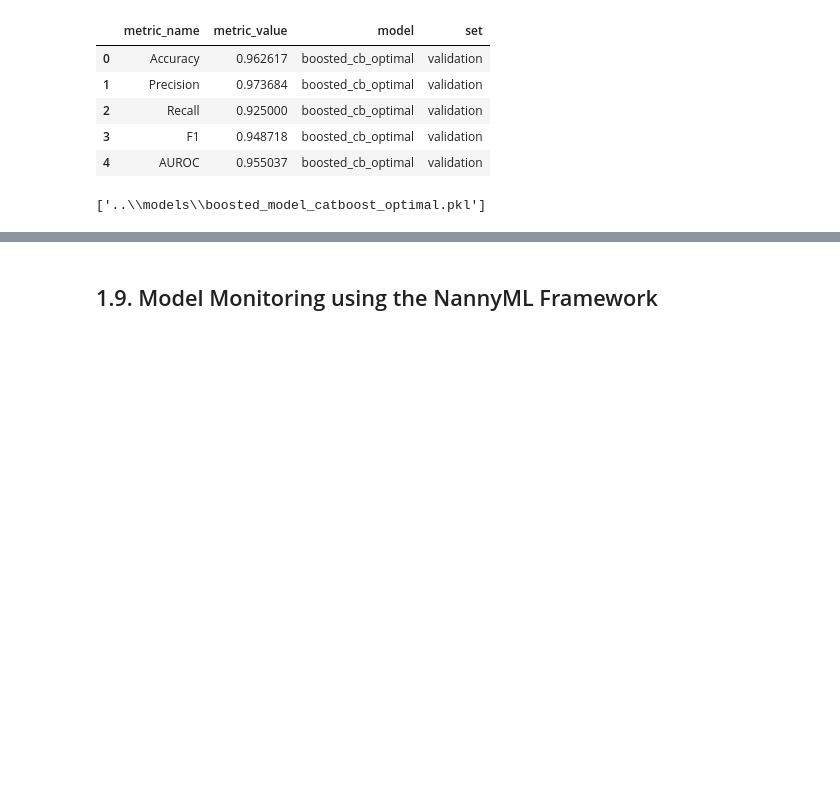
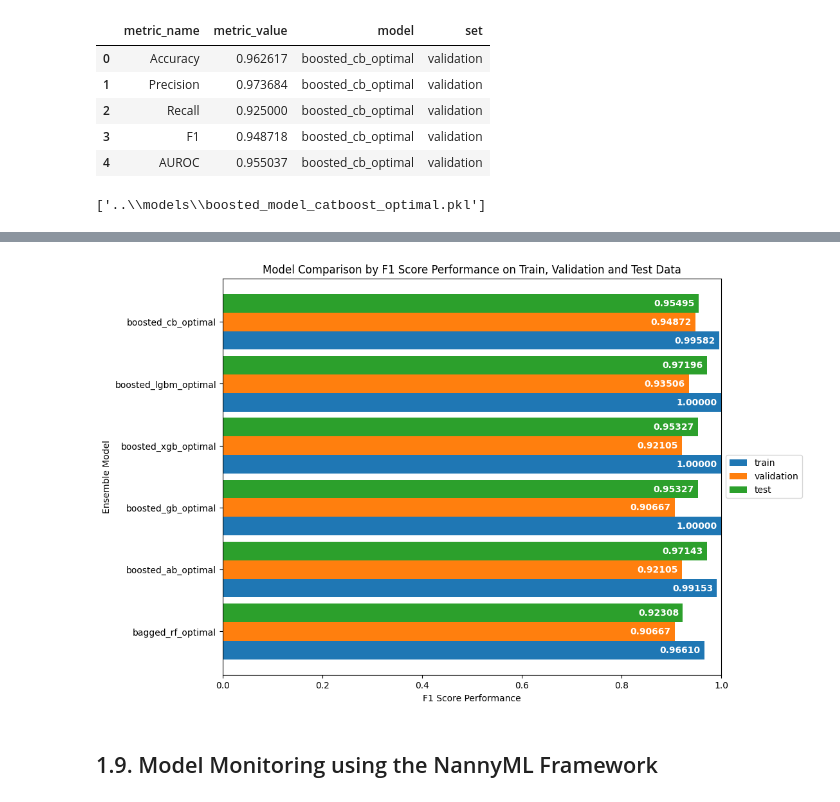
Before and after one commit to JohnPaulinePineda/Portfolio_Project_63, a Jupyter notebook: codes/DetectingAndAnalyzingMachineLearningModelDriftUsingOpenSourceMonitoringTools.ipynb, the cells around one changed output, grey strips where cells are left out. Cells and saved outputs as stored; diff of their text form; code cells hidden in the pictures; blank space fills up the shorter version.

```diff
--- a/codes/DetectingAndAnalyzingMachineLearningModelDriftUsingOpenSourceMonitoringTools.ipynb
+++ b/codes/DetectingAndAnalyzingMachineLearningModelDriftUsingOpenSourceMonitoringTools.ipynb
@@ -3472,0 +3702,29 @@ joblib.dump(boosted_cb_optimal,
+# %%
+##################################
+# Consolidating all the final
+# bagged, boosted, stacked and blended
+# model performance measures
+# for the train, validation and test data
+##################################
+ensemble_overall_performance = pd.concat([ensemble_train_validation_all_performance, ensemble_test_all_performance], axis=0)
+# %%
+##################################
+# Consolidating all the F1 score
+# model performance measures
+# between the train, validation and test data
+##################################
+ensemble_overall_performance_F1 = ensemble_overall_performance[ensemble_overall_performance['metric_name']=='F1']
+ensemble_overall_performance_F1_train = ensemble_overall_performance_F1[ensemble_overall_performance_F1['set']=='train'].loc[:,"metric_value"]
+ensemble_overall_performance_F1_validation = ensemble_overall_performance_F1[ensemble_overall_performance_F1['set']=='validation'].loc[:,"metric_value"]
+ensemble_overall_performance_F1_test = ensemble_overall_performance_F1[ensemble_overall_performance_F1['set']=='test'].loc[:,"metric_value"]
+# %%
+##################################
+# Combining all the F1 score
+# model performance measures
+# between the train and validation data
+##################################
+ensemble_overall_performance_F1_plot = pd.DataFrame({'train': ensemble_overall_performance_F1_train.values,
+                                                     'validation': ensemble_overall_performance_F1_validation.values,
+                                                     'test': ensemble_overall_performance_F1_test.values},
+                                                    index=ensemble_overall_performance_F1['model'].unique())
+ensemble_overall_performance_F1_plot
@@ -3473,3 +3739,20 @@ joblib.dump(boosted_cb_optimal,
+# %%
+##################################
+# Plotting all the F1 score
+# model performance measures
+# between train, validation and test sets
+##################################
+ensemble_overall_performance_F1_plot = ensemble_overall_performance_F1_plot.plot.barh(figsize=(10, 8), width=0.9)
+ensemble_overall_performance_F1_plot.set_xlim(0.00,1.00)
+ensemble_overall_performance_F1_plot.set_title("Model Comparison by F1 Score Performance on Train, Validation and Test Data")
+ensemble_overall_performance_F1_plot.set_xlabel("F1 Score Performance")
+ensemble_overall_performance_F1_plot.set_ylabel("Ensemble Model")
+ensemble_overall_performance_F1_plot.grid(False)
+ensemble_overall_performance_F1_plot.legend(loc='center left', bbox_to_anchor=(1.0, 0.5))
+for container in ensemble_overall_performance_F1_plot.containers:
+    ensemble_overall_performance_F1_plot.bar_label(container, fmt='%.5f', padding=-50, color='white', fontweight='bold')
+# %% [output]
+[figure, added]
 # %% [markdown]
 ## 1.9. Model Monitoring using the NannyML Framework <a class="anchor" id="1.9"></a>
 # %% [markdown]
```
Also changed, not shown: parts of 19 cells of this notebook, 2 other files.
